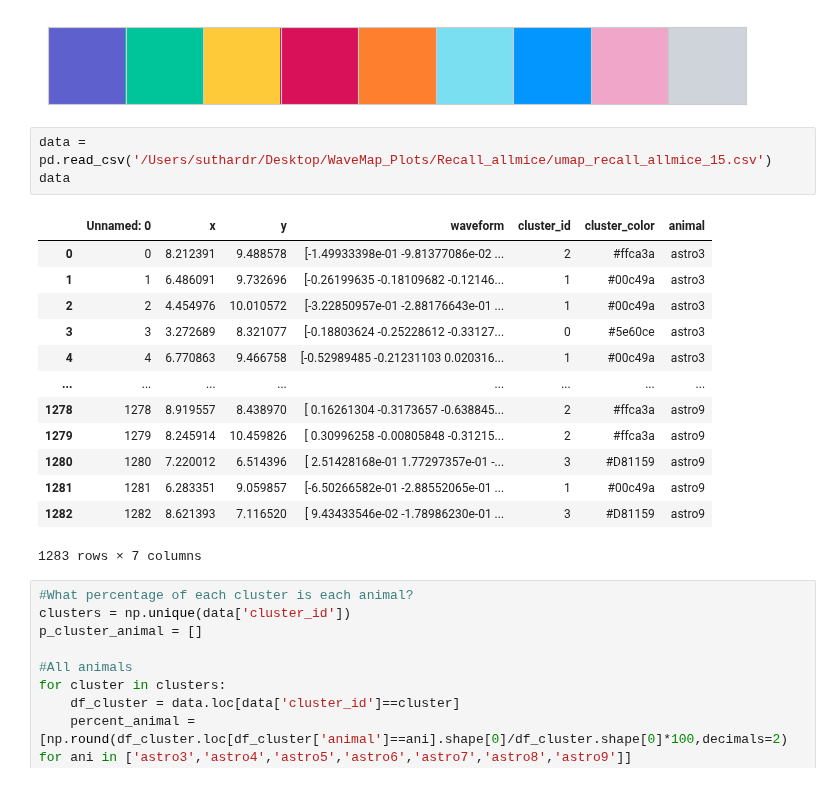
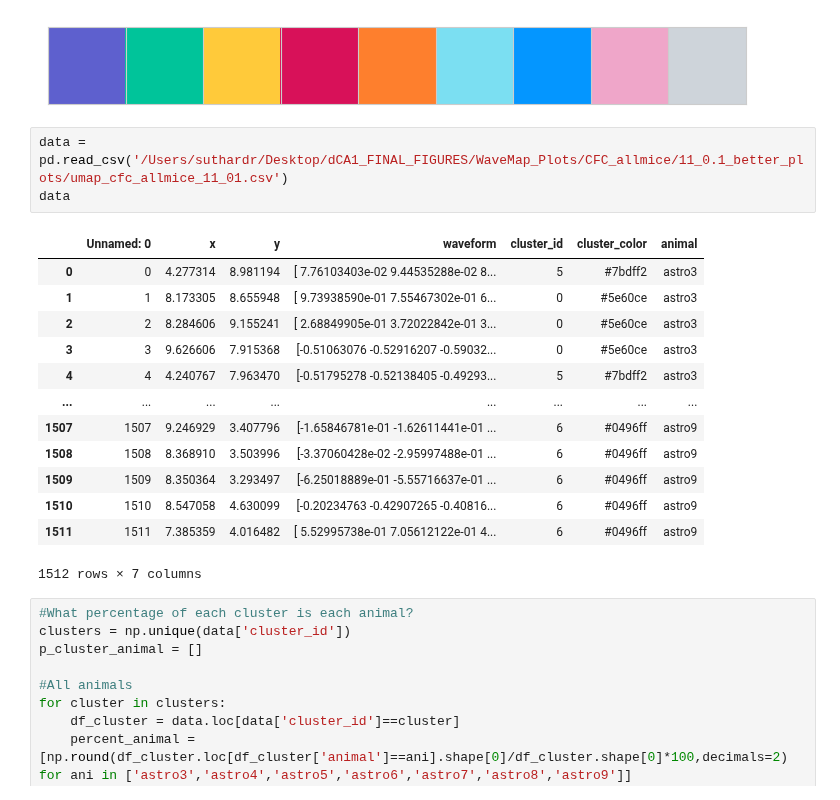
Before and after one commit to rsenne/dCA1_Paper, a Jupyter notebook: onep/Rebecca_Paper_Figures/Supplemental_WaveMAP.ipynb, the cells around one changed output. Saved outputs shown, nothing was run; the diff lists cells and outputs as text.

```diff
--- a/onep/Rebecca_Paper_Figures/Supplemental_WaveMAP.ipynb
+++ b/onep/Rebecca_Paper_Figures/Supplemental_WaveMAP.ipynb
@@ -16,22 +16,22 @@ sns.palplot(CUSTOM_PAL_SORT_3)
 # %% [output]
 [figure]
 # %%
-data = pd.read_csv('/Users/suthardr/Desktop/WaveMap_Plots/Recall_allmice/umap_recall_allmice_15.csv')
+data = pd.read_csv('/Users/suthardr/Desktop/dCA1_FINAL_FIGURES/WaveMap_Plots/CFC_allmice/11_0.1_better_plots/umap_cfc_allmice_11_01.csv')
 data
 # %% [output]
 |  | Unnamed: 0 | x | y | waveform | cluster_id | cluster_color | animal |
-| 0 | 0 | 8.212391 | 9.488578 | [-1.49933398e-01 -9.81377086e-02 ... | 2 | #ffca3a | astro3 |
-| 1 | 1 | 6.486091 | 9.732696 | [-0.26199635 -0.18109682 -0.12146... | 1 | #00c49a | astro3 |
-| 2 | 2 | 4.454976 | 10.010572 | [-3.22850957e-01 -2.88176643e-01 ... | 1 | #00c49a | astro3 |
-| 3 | 3 | 3.272689 | 8.321077 | [-0.18803624 -0.25228612 -0.33127... | 0 | #5e60ce | astro3 |
-| 4 | 4 | 6.770863 | 9.466758 | [-0.52989485 -0.21231103 0.020316... | 1 | #00c49a | astro3 |
+| 0 | 0 | 4.277314 | 8.981194 | [ 7.76103403e-02 9.44535288e-02 8... | 5 | #7bdff2 | astro3 |
+| 1 | 1 | 8.173305 | 8.655948 | [ 9.73938590e-01 7.55467302e-01 6... | 0 | #5e60ce | astro3 |
+| 2 | 2 | 8.284606 | 9.155241 | [ 2.68849905e-01 3.72022842e-01 3... | 0 | #5e60ce | astro3 |
+| 3 | 3 | 9.626606 | 7.915368 | [-0.51063076 -0.52916207 -0.59032... | 0 | #5e60ce | astro3 |
+| 4 | 4 | 4.240767 | 7.963470 | [-0.51795278 -0.52138405 -0.49293... | 5 | #7bdff2 | astro3 |
 | ... | ... | ... | ... | ... | ... | ... | ... |
-| 1278 | 1278 | 8.919557 | 8.438970 | [ 0.16261304 -0.3173657 -0.638845... | 2 | #ffca3a | astro9 |
-| 1279 | 1279 | 8.245914 | 10.459826 | [ 0.30996258 -0.00805848 -0.31215... | 2 | #ffca3a | astro9 |
-| 1280 | 1280 | 7.220012 | 6.514396 | [ 2.51428168e-01 1.77297357e-01 -... | 3 | #D81159 | astro9 |
-| 1281 | 1281 | 6.283351 | 9.059857 | [-6.50266582e-01 -2.88552065e-01 ... | 1 | #00c49a | astro9 |
-| 1282 | 1282 | 8.621393 | 7.116520 | [ 9.43433546e-02 -1.78986230e-01 ... | 3 | #D81159 | astro9 |
+| 1507 | 1507 | 9.246929 | 3.407796 | [-1.65846781e-01 -1.62611441e-01 ... | 6 | #0496ff | astro9 |
+| 1508 | 1508 | 8.368910 | 3.503996 | [-3.37060428e-02 -2.95997488e-01 ... | 6 | #0496ff | astro9 |
+| 1509 | 1509 | 8.350364 | 3.293497 | [-6.25018889e-01 -5.55716637e-01 ... | 6 | #0496ff | astro9 |
+| 1510 | 1510 | 8.547058 | 4.630099 | [-0.20234763 -0.42907265 -0.40816... | 6 | #0496ff | astro9 |
+| 1511 | 1511 | 7.385359 | 4.016482 | [ 5.52995738e-01 7.05612122e-01 4... | 6 | #0496ff | astro9 |
-1283 rows × 7 columns
+1512 rows × 7 columns
 # %%
 #What percentage of each cluster is each animal?
 clusters = np.unique(data['cluster_id'])
```
Also changed, not shown: parts of 1 cell of this notebook, 18 other files.
